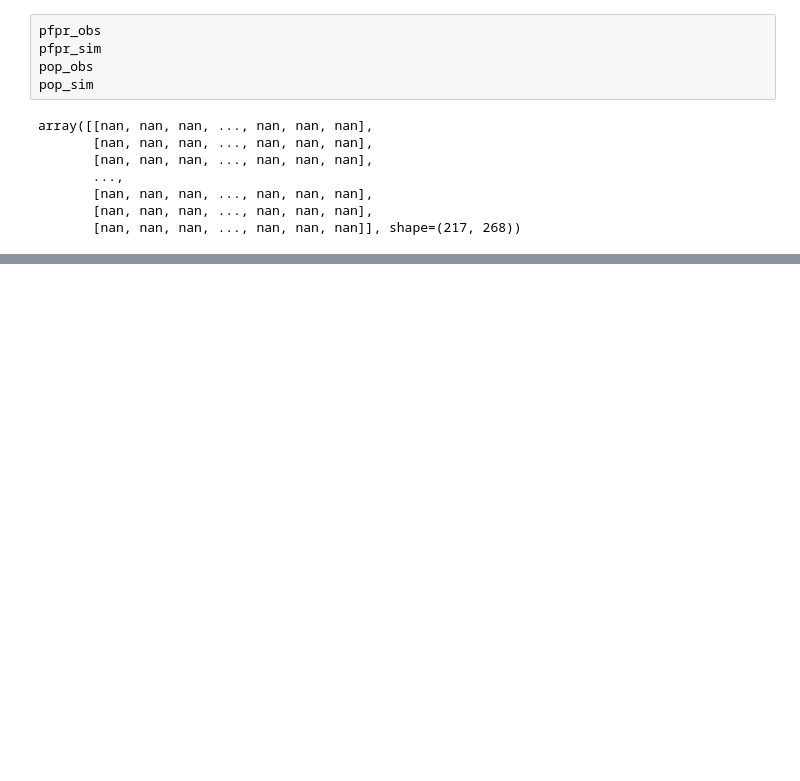
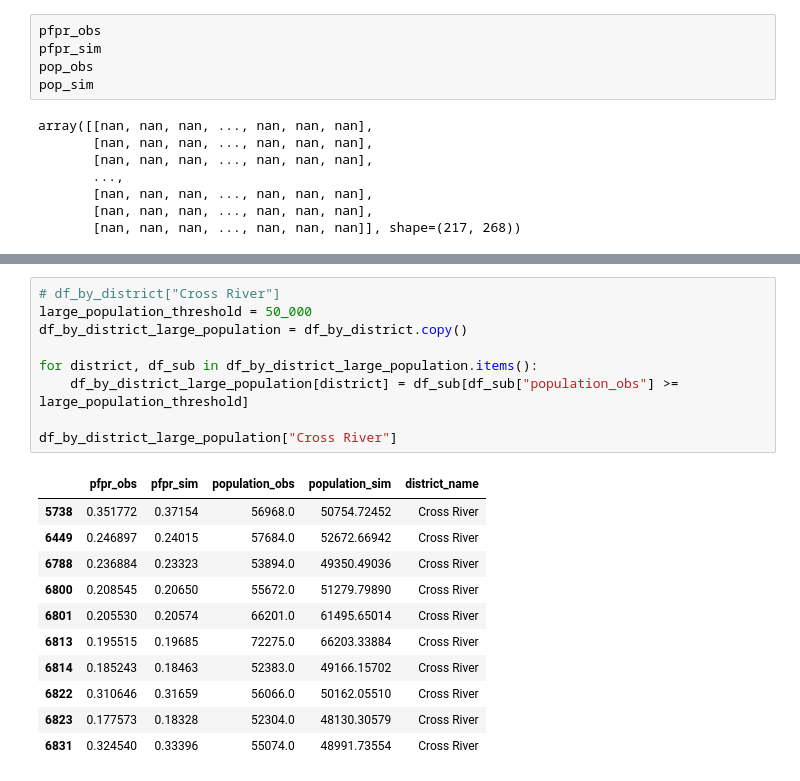
Before and after one commit to darayus-gorimaar/Calibration_Pipeline_v7_NG-SE, a Jupyter notebook: 6_validation_plot_pfpr_pop_cases_pixel_diff_pop.ipynb, the cells around one changed output, grey strips where cells are left out. Drawn from its saved outputs; the diff is of its cells as text; blank space fills up the shorter version.

```diff
--- a/6_validation_plot_pfpr_pop_cases_pixel_diff_pop.ipynb
+++ b/6_validation_plot_pfpr_pop_cases_pixel_diff_pop.ipynb
@@ -635,0 +637,21 @@ plt.show()
+# %%
+# df_by_district["Cross River"]
+large_population_threshold = 50_000
+df_by_district_large_population = df_by_district.copy()
+
+for district, df_sub in df_by_district_large_population.items():
+    df_by_district_large_population[district] = df_sub[df_sub["population_obs"] >= large_population_threshold]
+
+df_by_district_large_population["Cross River"]
+# %% [output]
+|  | pfpr_obs | pfpr_sim | population_obs | population_sim | district_name |
+| 5738 | 0.351772 | 0.37154 | 56968.0 | 50754.72452 | Cross River |
+| 6449 | 0.246897 | 0.24015 | 57684.0 | 52672.66942 | Cross River |
+| 6788 | 0.236884 | 0.23323 | 53894.0 | 49350.49036 | Cross River |
+| 6800 | 0.208545 | 0.20650 | 55672.0 | 51279.79890 | Cross River |
+| 6801 | 0.205530 | 0.20574 | 66201.0 | 61495.65014 | Cross River |
+| 6813 | 0.195515 | 0.19685 | 72275.0 | 66203.33884 | Cross River |
+| 6814 | 0.185243 | 0.18463 | 52383.0 | 49166.15702 | Cross River |
+| 6822 | 0.310646 | 0.31659 | 56066.0 | 50162.05510 | Cross River |
+| 6823 | 0.177573 | 0.18328 | 52304.0 | 48130.30579 | Cross River |
+| 6831 | 0.324540 | 0.33396 | 55074.0 | 48991.73554 | Cross River |
```
Also changed, not shown: parts of 11 cells of this notebook, 40 other files.
